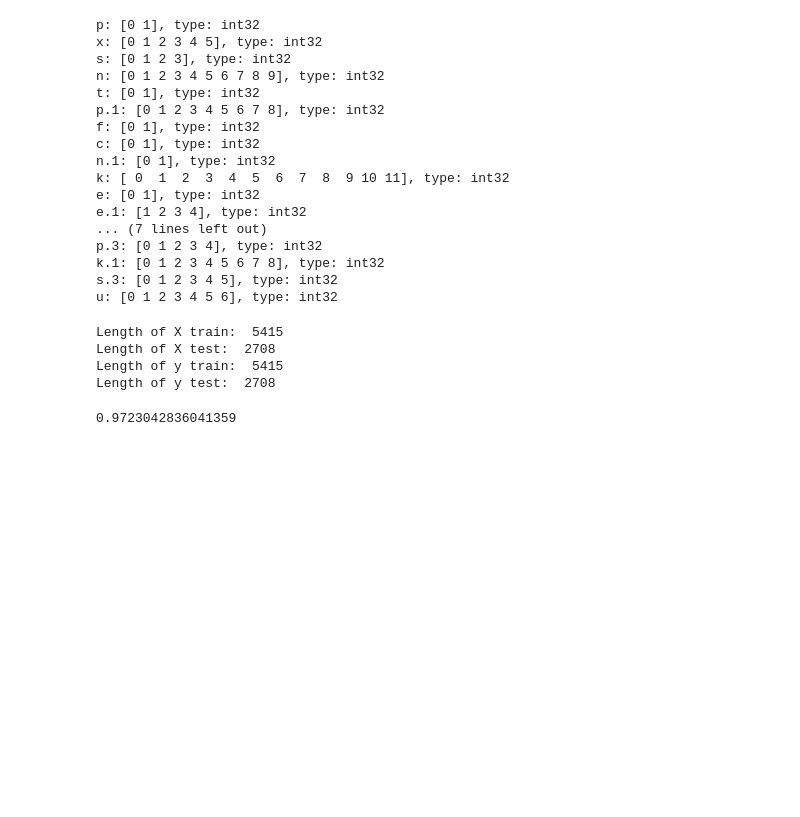
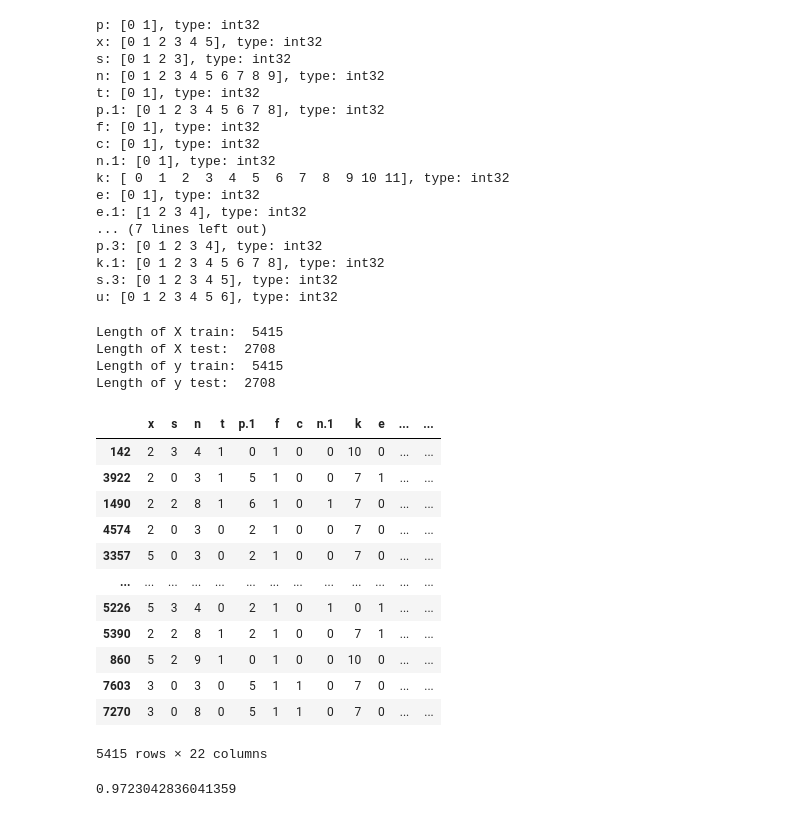
Before and after one commit to KhanhTheChau/MHUD-CT294, a Jupyter notebook: Nhap/svm.ipynb, the cells around one changed output. Cells and saved outputs as stored; diff of their text form; code cells hidden in the pictures; blank space fills up the shorter version.

```diff
--- a/Nhap/svm.ipynb
+++ b/Nhap/svm.ipynb
@@ -167,6 +211,22 @@ Length of X train:  5415
 Length of X test:  2708
 Length of y train:  5415
 Length of y test:  2708
+# %%
+pd.DataFrame(X_train)
+# %% [output]
+|  | x | s | n | t | p.1 | f | c | n.1 | k | e | ... | ... |
+| 142 | 2 | 3 | 4 | 1 | 0 | 1 | 0 | 0 | 10 | 0 | ... | ... |
+| 3922 | 2 | 0 | 3 | 1 | 5 | 1 | 0 | 0 | 7 | 1 | ... | ... |
+| 1490 | 2 | 2 | 8 | 1 | 6 | 1 | 0 | 1 | 7 | 0 | ... | ... |
+| 4574 | 2 | 0 | 3 | 0 | 2 | 1 | 0 | 0 | 7 | 0 | ... | ... |
+| 3357 | 5 | 0 | 3 | 0 | 2 | 1 | 0 | 0 | 7 | 0 | ... | ... |
+| ... | ... | ... | ... | ... | ... | ... | ... | ... | ... | ... | ... | ... |
+| 5226 | 5 | 3 | 4 | 0 | 2 | 1 | 0 | 1 | 0 | 1 | ... | ... |
+| 5390 | 2 | 2 | 8 | 1 | 2 | 1 | 0 | 0 | 7 | 1 | ... | ... |
+| 860 | 5 | 2 | 9 | 1 | 0 | 1 | 0 | 0 | 10 | 0 | ... | ... |
+| 7603 | 3 | 0 | 3 | 0 | 5 | 1 | 1 | 0 | 7 | 0 | ... | ... |
+| 7270 | 3 | 0 | 8 | 0 | 5 | 1 | 1 | 0 | 7 | 0 | ... | ... |
+5415 rows × 22 columns
 # %%
 svm_model = SVC(kernel="linear").fit(X_train, y_train)
 
```
Also changed, not shown: parts of 4 cells of this notebook, 8 other files.
